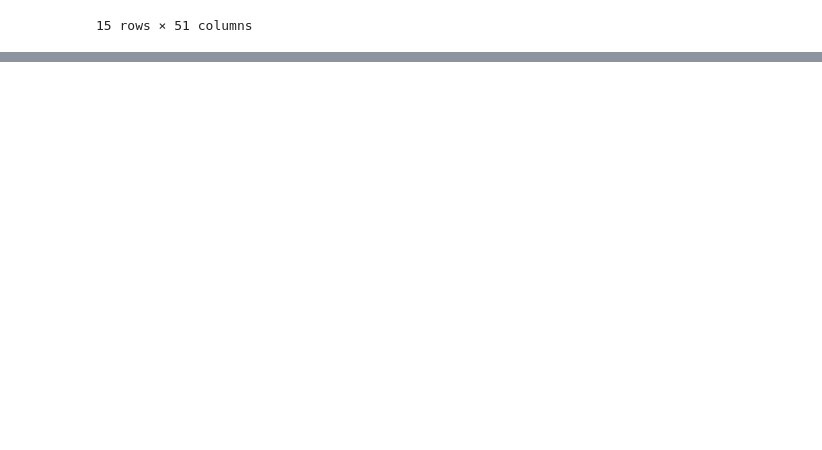
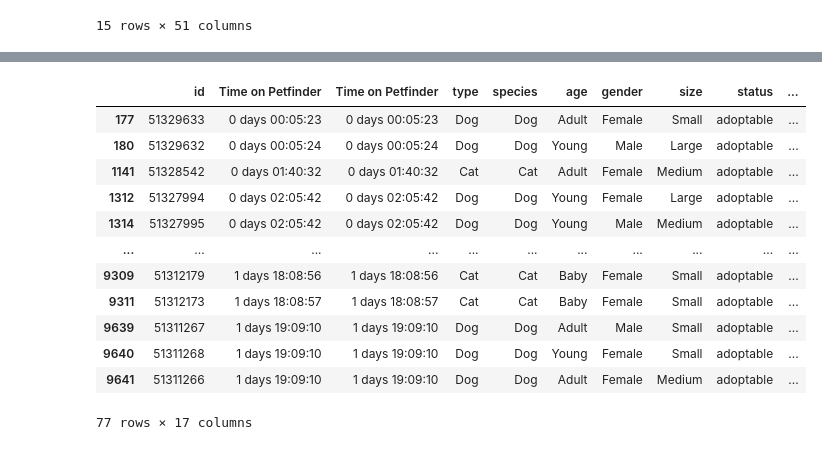
Before and after one commit to jconcha56429/Project1, a Jupyter notebook: Project1.ipynb, the cells around one changed output, grey strips where cells are left out. Drawn from its saved outputs; the diff is of its cells as text; code cells hidden in the pictures; blank space fills up the shorter version.

Commit message:
fixed column

```diff
--- a/Project1.ipynb
+++ b/Project1.ipynb
@@ -699,3 +686,8 @@ petfinder_df.head(10)
 | 7 | 51329846 | Dog | Dog | Adult | Male | Medium | adoptable | 2021-04-24 16:40:10+00:00 | 2021-04-24T16:40:10+0000 | ... |
 | 8 | 51329818 | Dog | Dog | Adult | Female | Medium | adoptable | 2021-04-24 16:39:39+00:00 | 2021-04-24T16:39:39+0000 | ... |
 | 9 | 51329843 | Cat | Cat | Adult | Female | Medium | adoptable | 2021-04-24 16:38:35+00:00 | 2021-04-24T16:38:35+0000 | ... |
+# %%
+# CREATE A SEPARATE DATAFRAME FOR DALLAS ONLY
+
+dallas_petfinder_df = petfinder_df.loc[petfinder_df["contact.address.city"] == "Dallas",:]
+dallas_petfinder_df.head()
@@ -723,4 +722,4 @@ memory usage: 28.1+ KB
 # %%
 #ADD TIMESTAMP FOR WHEN DATA WAS EXTRACTED FROM PETFINDER
-#extract_date = pd.Timestamp("2021-04-24 16:30:00").tz_localize("UTC")
-#extract_date
+extract_date = pd.Timestamp("2021-04-24 16:30:00").tz_localize("UTC")
+extract_date
@@ -727,8 +728,20 @@ memory usage: 28.1+ KB
 # %%
 #ADD TIME ON PETFINDER AS COLUMN
 
-#changed_at = dallas_petfinder_df["status_changed_at"].to_timestamp
-
-#time_on_pf = extract_date - dallas_petfinder_df["status_changed_at"] # convert status changed to ts
-#dallas_petfinder_df.insert(1, "Time on Petfinder", time_on_pf, True)
-#dallas_petfinder_df.head()
+time_on_pf = extract_date - dallas_petfinder_df["status_changed_at"] # convert status changed to ts
+dallas_petfinder_df.insert(1, "Time on Petfinder", time_on_pf, True)
+dallas_petfinder_df
+# %% [output]
+|  | id | Time on Petfinder | Time on Petfinder | type | species | age | gender | size | status | ... |
+| 177 | 51329633 | 0 days 00:05:23 | 0 days 00:05:23 | Dog | Dog | Adult | Female | Small | adoptable | ... |
+| 180 | 51329632 | 0 days 00:05:24 | 0 days 00:05:24 | Dog | Dog | Young | Male | Large | adoptable | ... |
+| 1141 | 51328542 | 0 days 01:40:32 | 0 days 01:40:32 | Cat | Cat | Adult | Female | Medium | adoptable | ... |
+| 1312 | 51327994 | 0 days 02:05:42 | 0 days 02:05:42 | Dog | Dog | Young | Female | Large | adoptable | ... |
+| 1314 | 51327995 | 0 days 02:05:42 | 0 days 02:05:42 | Dog | Dog | Young | Male | Medium | adoptable | ... |
+| ... | ... | ... | ... | ... | ... | ... | ... | ... | ... | ... |
+| 9309 | 51312179 | 1 days 18:08:56 | 1 days 18:08:56 | Cat | Cat | Baby | Female | Small | adoptable | ... |
+| 9311 | 51312173 | 1 days 18:08:57 | 1 days 18:08:57 | Cat | Cat | Baby | Female | Small | adoptable | ... |
+| 9639 | 51311267 | 1 days 19:09:10 | 1 days 19:09:10 | Dog | Dog | Adult | Male | Small | adoptable | ... |
+| 9640 | 51311268 | 1 days 19:09:10 | 1 days 19:09:10 | Dog | Dog | Young | Female | Small | adoptable | ... |
+| 9641 | 51311266 | 1 days 19:09:10 | 1 days 19:09:10 | Dog | Dog | Adult | Female | Medium | adoptable | ... |
+77 rows × 17 columns
```
Also changed, not shown: parts of 9 cells of this notebook.
